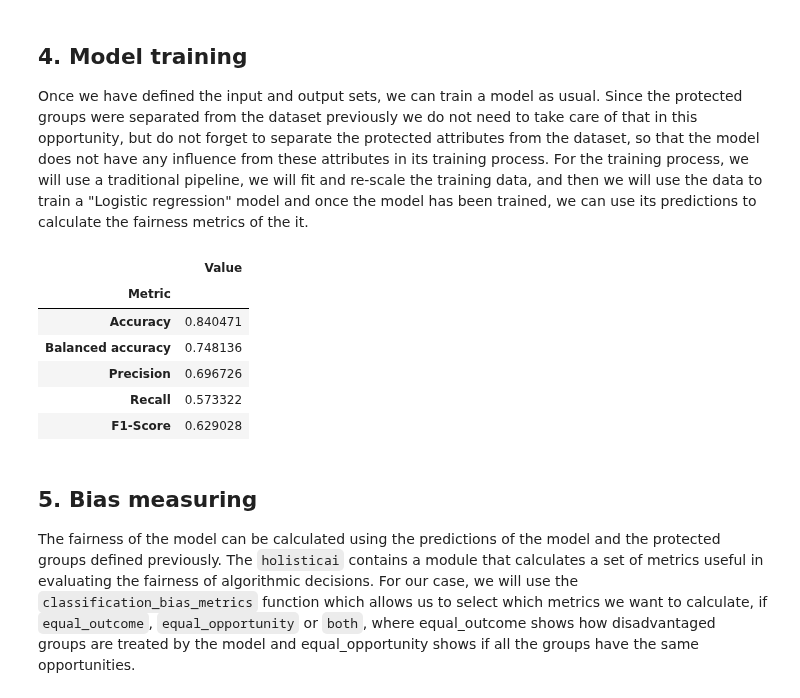
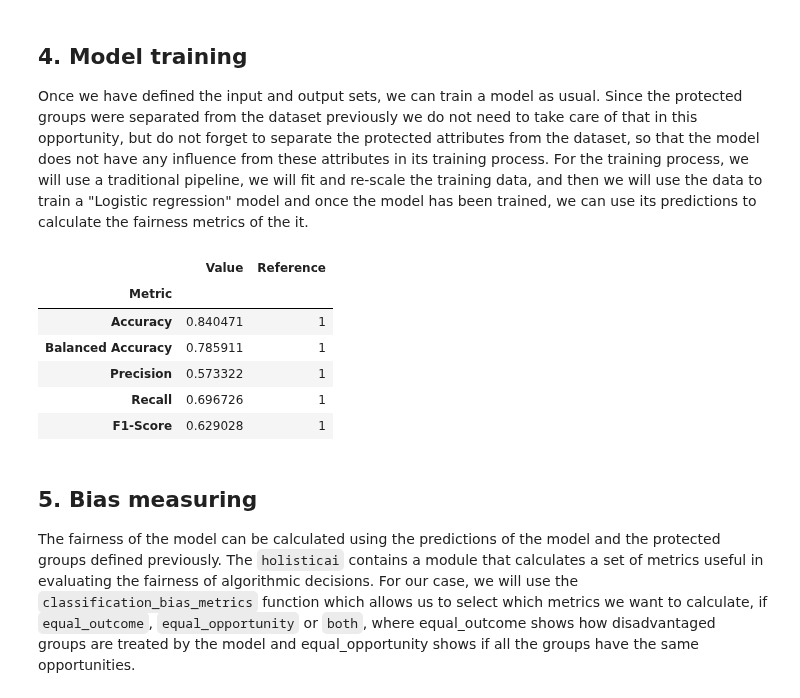
Before and after one commit to holistic-ai/holisticai, a Jupyter notebook: tutorials/bias/mitigating_bias_tutorials/binary_classification/postprocessing/reject_option_classification.ipynb, the cells around one changed output. Cells and saved outputs as stored; diff of their text form; code cells hidden in the pictures.

Commit message:
chore: improve reject option classification mitigator

```diff
--- a/tutorials/bias/mitigating_bias_tutorials/binary_classification/postprocessing/reject_option_classification.ipynb
+++ b/tutorials/bias/mitigating_bias_tutorials/binary_classification/postprocessing/reject_option_classification.ipynb
@@ -198,15 +183,15 @@ y_proba = model.predict_proba(X)
 y_score = y_proba[:,1]
 y_true = y
 # %%
-metrics_dataframe(y_pred, y, metrics_dict=metrics_dict)
+classification_efficacy_metrics(y_pred, y)
 # %% [output]
-|  | Value |
-| Metric |  |
-| Accuracy | 0.840471 |
-| Balanced accuracy | 0.748136 |
-| Precision | 0.696726 |
-| Recall | 0.573322 |
-| F1-Score | 0.629028 |
+|  | Value | Reference |
+| Metric |  |  |
+| Accuracy | 0.840471 | 1 |
+| Balanced Accuracy | 0.785911 | 1 |
+| Precision | 0.573322 | 1 |
+| Recall | 0.696726 | 1 |
+| F1-Score | 0.629028 | 1 |
 # %% [markdown]
 ## **5. Bias measuring**
 
```
Also changed, not shown: parts of 7 cells of this notebook, 1 other file.
